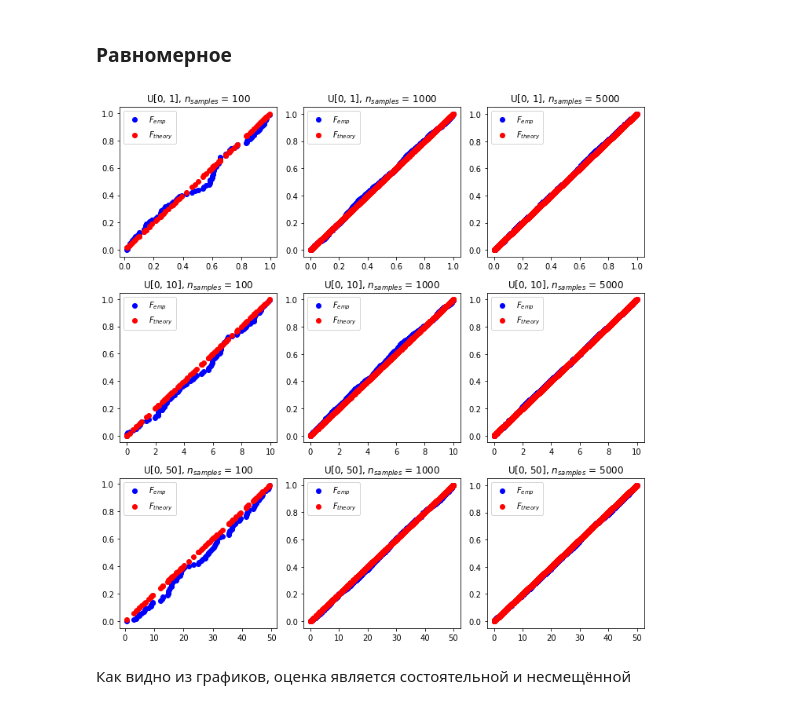
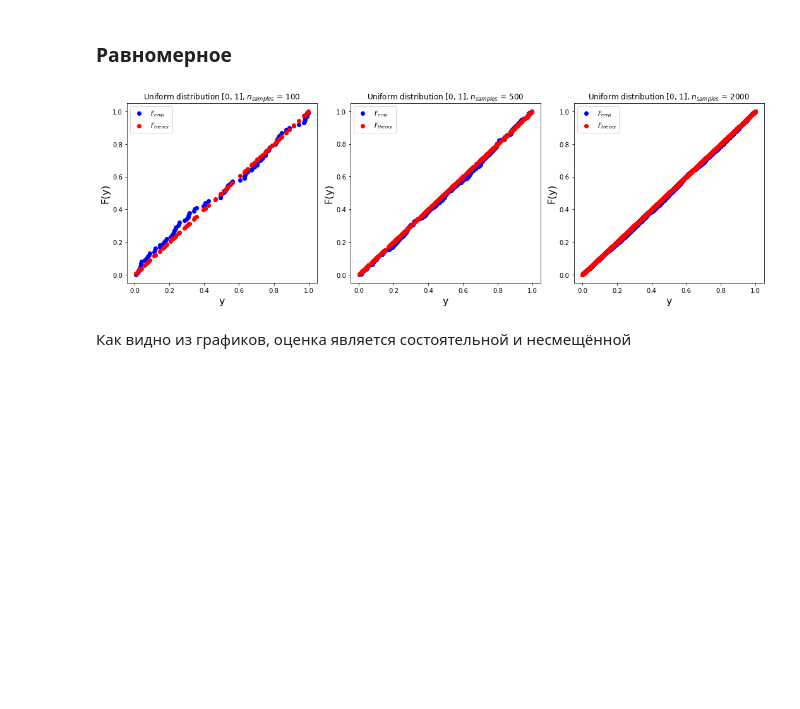
Before and after one commit to Alexoflife/Bioinf_stat, a Jupyter notebook: MHW1_Petrov_var7.ipynb, the cells around one changed output. Cells and saved outputs as stored; diff of their text form; code cells hidden in the pictures; blank space fills up the shorter version.

```diff
--- a/MHW1_Petrov_var7.ipynb
+++ b/MHW1_Petrov_var7.ipynb
@@ -56,13 +56,13 @@ plt.figure(figsize=(15, 5))
 plt.tight_layout()
 ind = 1
 for var in tqdm.tqdm([1, 2, 3]):
-    n_samples = [10, 15, 20, 25, 40, 50, 75, 100, 150, 250, 400, 500]
+    n_samples = [10, 15, 20, 25, 40, 50, 75, 100, 150, 250, 400, 500, 1000]
     S_n = []
     S_0_n = []
     y = []
     y_0 = []
     for n in n_samples:
-        for i in range(1000):
+        for i in range(2000):
             X = np.random.normal(0, var**(1/2), n)
             S = sum((x-np.mean(X))**2 for x in X)
             S_0 = S/(n-1)
@@ -76,8 +76,8 @@ for var in tqdm.tqdm([1, 2, 3]):
     ind += 1
     plt.tight_layout()
     plt.axhline(y=var, color='k', label='$\sigma^2$')
-    plt.scatter(n_samples, y, color='b', label='E(S)')
-    plt.scatter(n_samples, y_0, color='r', label='$E(S_0)$')
+    plt.plot(n_samples, y, color='b', label='E(S)')
+    plt.plot(n_samples, y_0, color='r', label='$E(S_0)$')
     plt.xscale('log')
     plt.xlabel('n_samples')
     plt.title('$\sigma^2$ = ' + str(var))
@@ -92,13 +92,13 @@ plt.figure(figsize=(15, 5))
 plt.tight_layout()
 ind = 1
 for high in tqdm.tqdm([4, 5, 6]):
-    n_samples = [10, 15, 20, 25, 40, 50, 75, 100, 150, 250, 400, 500]
+    n_samples = [10, 15, 20, 25, 40, 50, 75, 100, 150, 250, 400, 500, 1000]
     S_n = []
     S_0_n = []
     y = []
     y_0 = []
     for n in n_samples:
-        for i in range(1000):
+        for i in range(2000):
             X = np.random.uniform(0, high, n)
             S = sum((x-np.mean(X))**2 for x in X)
             S_0 = S/(n-1)
@@ -112,8 +112,8 @@ for high in tqdm.tqdm([4, 5, 6]):
     ind += 1
     plt.tight_layout()
     plt.axhline(y=(high**2)/12, color='k', label='$D(U)$')
-    plt.scatter(n_samples, y, color='b', label='E(S)')
-    plt.scatter(n_samples, y_0, color='r', label='$E(S_0)$')
+    plt.plot(n_samples, y, color='b', label='E(S)')
+    plt.plot(n_samples, y_0, color='r', label='$E(S_0)$')
     plt.xscale('log')
     plt.xlabel('n_samples')
     plt.title('$D(Uniform)$ = ' + str(round(((high**2)/12), 2)))
@@ -165,8 +165,10 @@ $\displaystyle p = 0.8; 1-\epsilon = 0.99, Prob = 0.987$
 # %% [markdown]
 ### Нормальное
 # %%
-plt.figure(figsize=(10, 10))
+plt.figure(figsize=(15, 5))
 plt.tight_layout()
+font = {'size': 16,
+        }
 ind = 1
 n_samples = [100, 1000, 5000]
 for var in tqdm.tqdm([1, 2, 4]):
@@ -177,12 +179,15 @@ for var in tqdm.tqdm([1, 2, 4]):
         for x in N_x:
             F_emp.append(sum(1 for i in N_x if i < x)/n)
             F_theory.append(0.5*(1+math.erf(x/math.sqrt(2*var))))
-        plt.subplot(3, 3, ind)
+        plt.subplot(1, 3, ind)
         ind += 1
         plt.tight_layout()
         plt.scatter(N_x, F_emp, color='b', label='$F_{emp}$')
         plt.scatter(N_x, F_theory, color='r', label='$F_{theory}$')
-        plt.title('a = 0, ' + '$\sigma^2$ = ' + str(var) + ', $n_{samples}$ = ' + str(n))
+        plt.xlabel('y', fontdict=font)
+        plt.ylabel('F(y)', fontdict=font)
+        plt.title('Normal distribution with a = 0, ' + '$\sigma^2$ = ' + str(var) + ', $n_{samples}$ = ' + str(n))
         plt.legend()
+    break
 plt.show()
 # %% [output]
@@ -190,28 +195,33 @@ plt.show()
 # %% [markdown]
 ### Равномерное
 # %%
-plt.figure(figsize=(10, 10))
+plt.figure(figsize=(15, 5))
+font = {'size': 16,
+        }
 plt.tight_layout()
 ind = 1
-n_samples = [100, 1000, 5000]
+n_samples = [100, 500, 2000]
 for high in tqdm.tqdm([1, 10, 50]):
     for n in n_samples:
         F_emp = []
         F_theory = []
         U_x = np.random.uniform(0, high, n)
         for x in U_x:
             F_emp.append(sum(1 for i in U_x if i < x)/n)
             F_theory.append(x/high)
-        plt.subplot(3, 3, ind)
+        plt.subplot(1, 3, ind)
         ind += 1
         plt.tight_layout()
         plt.scatter(U_x, F_emp, color='b', label='$F_{emp}$')
         plt.scatter(U_x, F_theory, color='r', label='$F_{theory}$')
-        plt.title('U[0, ' + str(high) + '], ' + '$n_{samples}$ = ' + str(n))
+        plt.xlabel('y', fontdict=font)
+        plt.ylabel('F(y)', fontdict=font)
+        plt.title('Uniform distribution [0, ' + str(high) + '], ' + '$n_{samples}$ = ' + str(n))
         plt.legend()
+    break
 plt.show()
 # %% [output]
-[figure, old version]
+[figure, new version]
 # %% [markdown]
 Как видно из графиков, оценка является состоятельной и несмещённой
 # %% [markdown]
```
Also changed, not shown: parts of 7 cells of this notebook.
